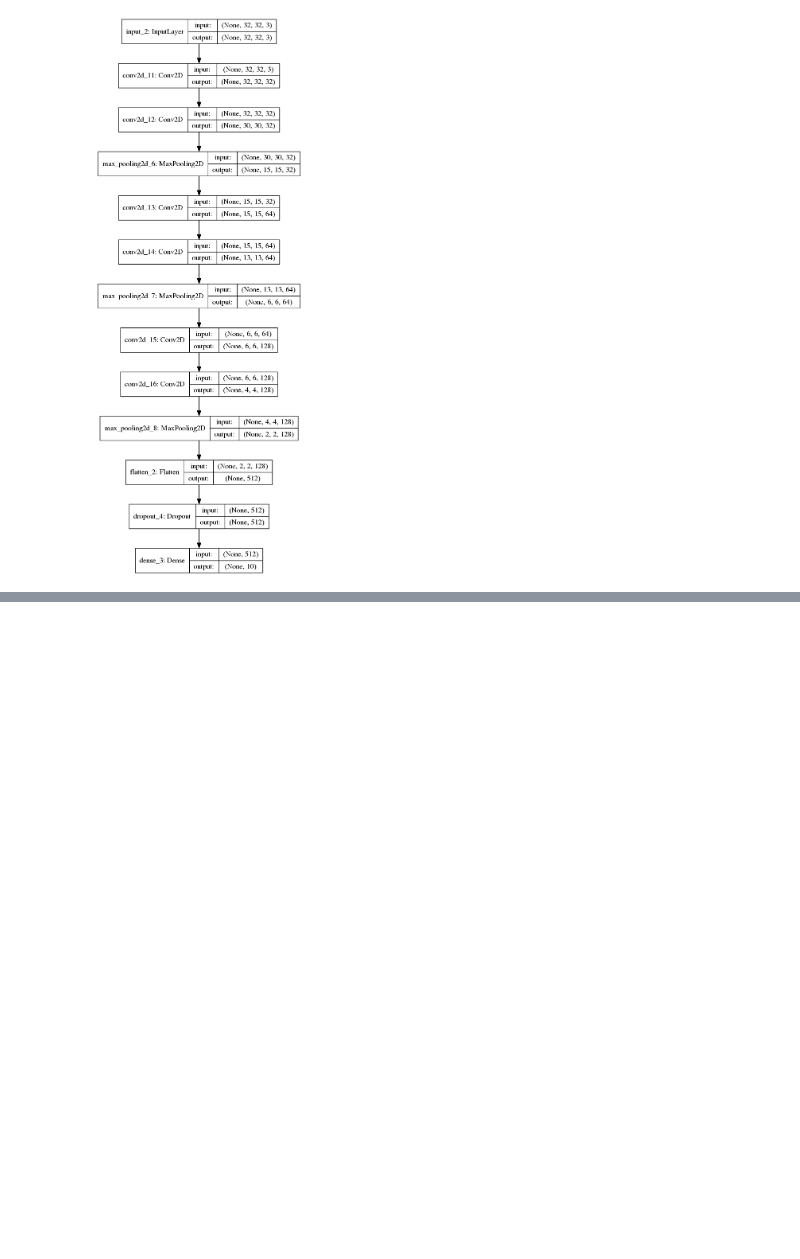
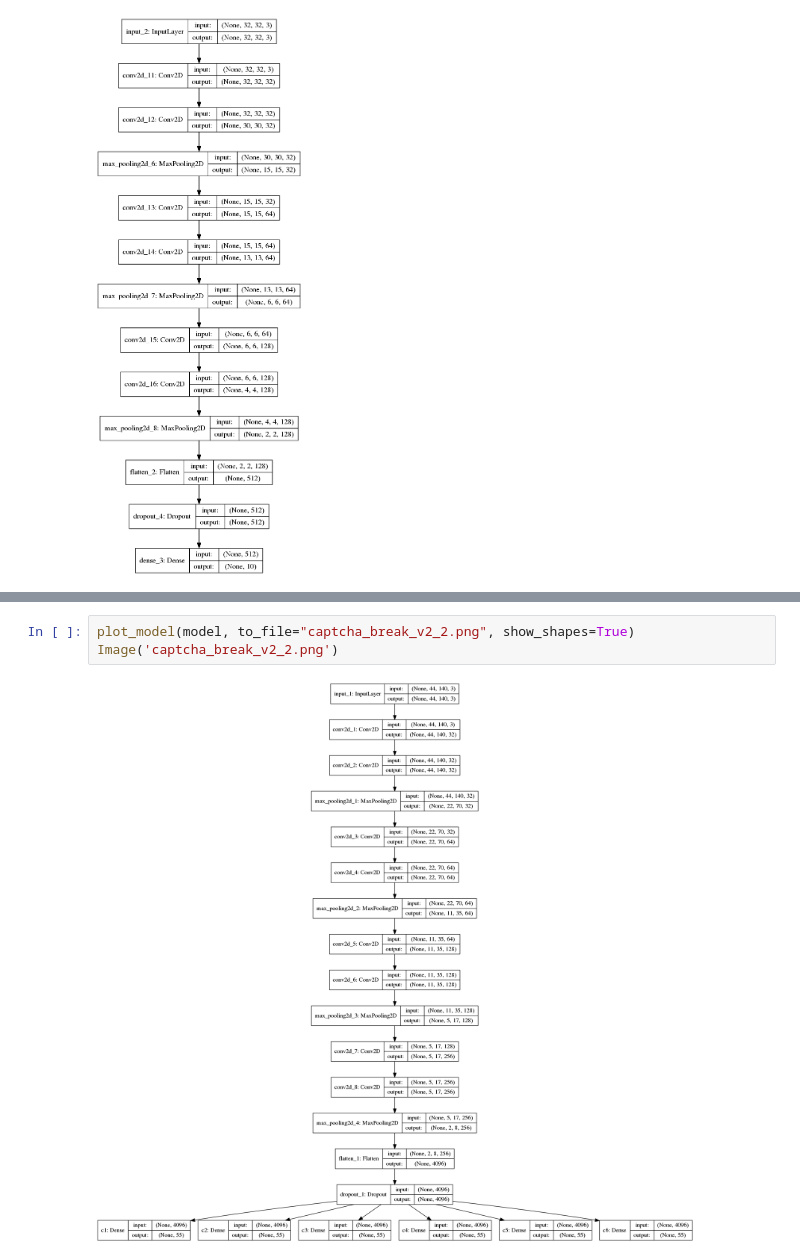
Before and after one commit to kerzhao/captcha_break, a Jupyter notebook: figure_model.ipynb, the cells around one changed output, grey strips where cells are left out. Drawn from its saved outputs; the diff is of its cells as text; blank space fills up the shorter version.

```diff
--- a/figure_model.ipynb
+++ b/figure_model.ipynb
@@ -183,0 +236,5 @@ Image('cifer_test_v2.png')
+# %%
+plot_model(model, to_file="captcha_break_v2_2.png", show_shapes=True)
+Image('captcha_break_v2_2.png')
+# %% [output]
+[figure, added]
```
Also changed, not shown: parts of 1 cell of this notebook, 2 other files.
